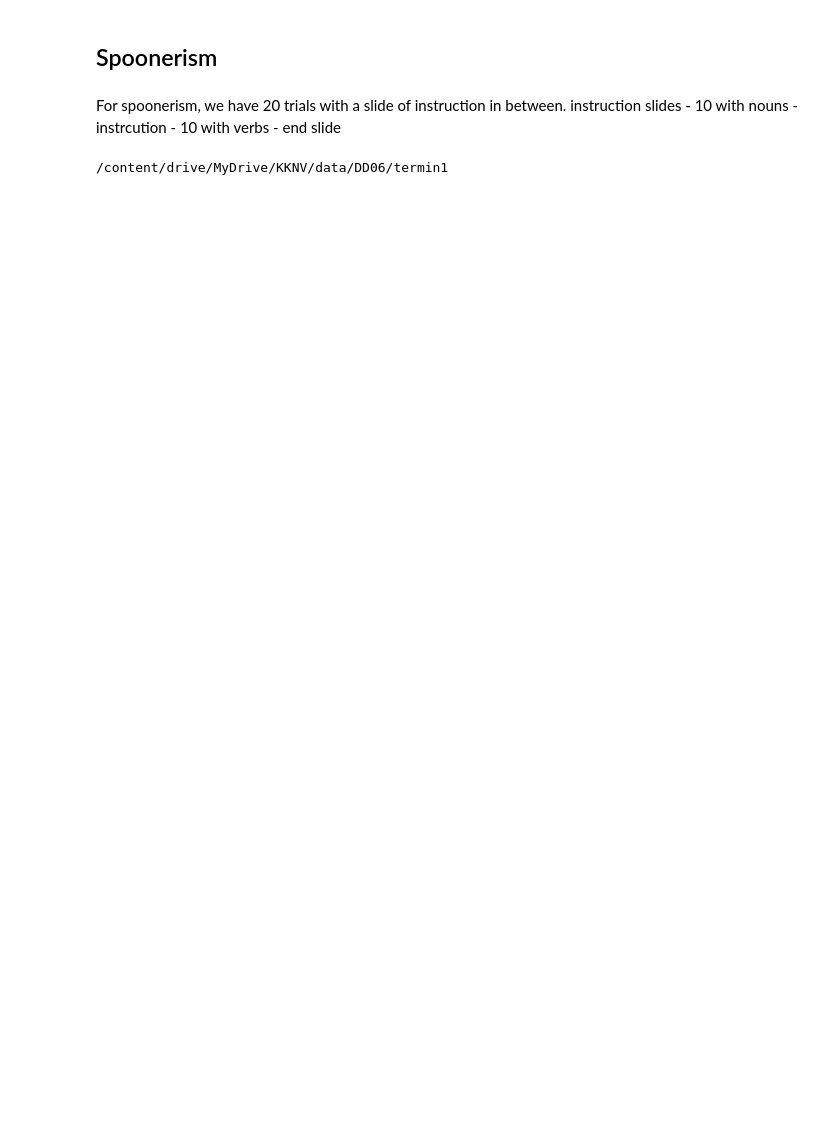
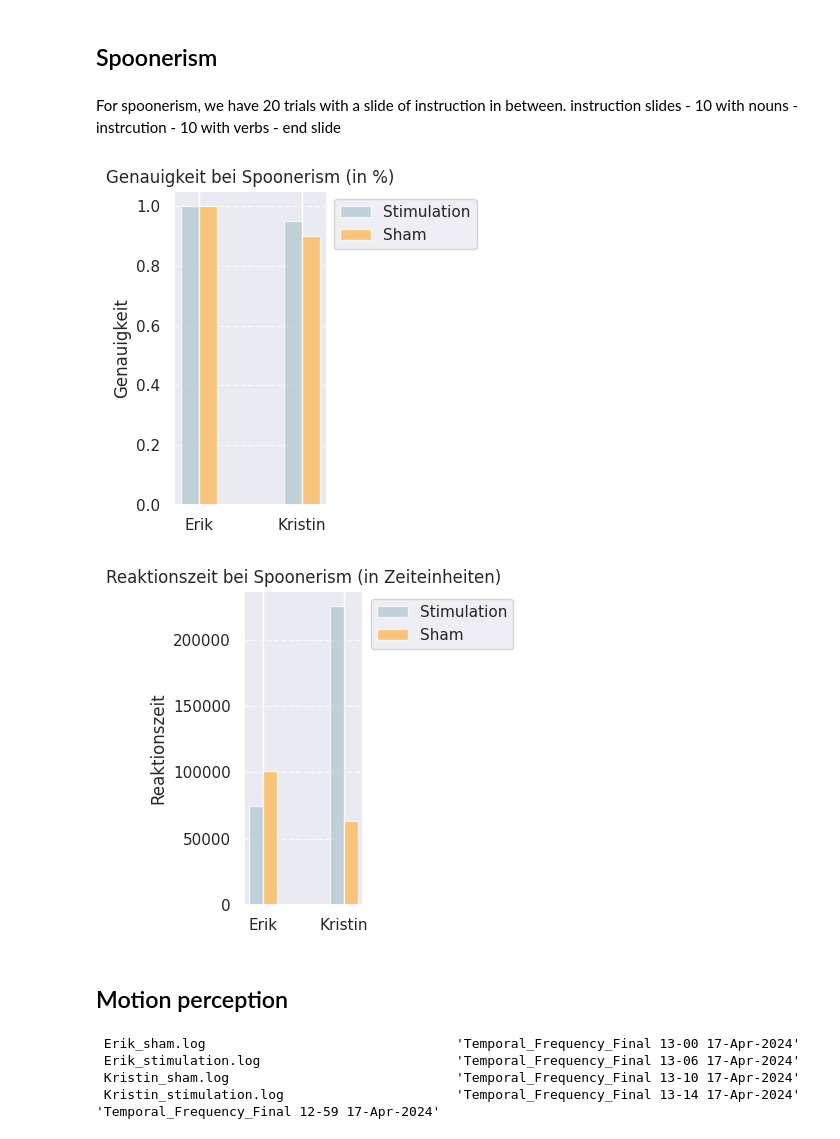
Before and after one commit to cristinarainich/DDCS, a Jupyter notebook: Results_presentation.ipynb, the cells around one changed output. Drawn from its saved outputs; the diff is of its cells as text; code cells hidden in the pictures; blank space fills up the shorter version.

```diff
--- a/Results_presentation.ipynb
+++ b/Results_presentation.ipynb
@@ -107,7 +151,32 @@ For spoonerism, we have 20 trials with a slide of instruction in between. instru
+# %%
+# simulation
+subject1 = ['Erik'] * 40
+subject2 = ['Kristin'] * 40
+subject = subject1 + subject2
+# %%
+all_data['Subject'] = subject
+# %%
+# adding the accuracy results in the spoonerism task
+erik_stim = [1] * 20
+erik_sham = [1] * 20
+kris_stim = [1] * 19 + [0]
+kris_sham = [1] * 18 + [0] * 2
+accuracy = erik_stim + erik_sham + kris_stim + kris_sham # exactly in this order
+# %%
+all_data['Genauigkeit'] = accuracy
+# %%
+create_plots(all_data, 'Genauigkeit', 'Genauigkeit bei Spoonerism (in %)')
+create_plots(all_data, 'Reaktionszeit', 'Reaktionszeit bei Spoonerism (in Zeiteinheiten)')
+# %% [output]
+[figure, added]
+[figure, added]
+# %% [markdown]
+## Motion perception
 # %%
-# put everything in a separate folder
-working_path = Path('/content/drive/MyDrive/KKNV/data/DD06/termin1')
+!ls /content/drive/MyDrive/KKNV/data/tv
+# %% [output]
+ Erik_sham.log                                'Temporal_Frequency_Final 13-00 17-Apr-2024'
+ Erik_stimulation.log                         'Temporal_Frequency_Final 13-06 17-Apr-2024'
+ Kristin_sham.log                             'Temporal_Frequency_Final 13-10 17-Apr-2024'
+ Kristin_stimulation.log                      'Temporal_Frequency_Final 13-14 17-Apr-2024'
+'Temporal_Frequency_Final 12-59 17-Apr-2024'
-# %%
-cd /content/drive/MyDrive/KKNV/data/DD06/termin1
-# %% [output]
-/content/drive/MyDrive/KKNV/data/DD06/termin1
```
Also changed, not shown: parts of 20 cells of this notebook.
